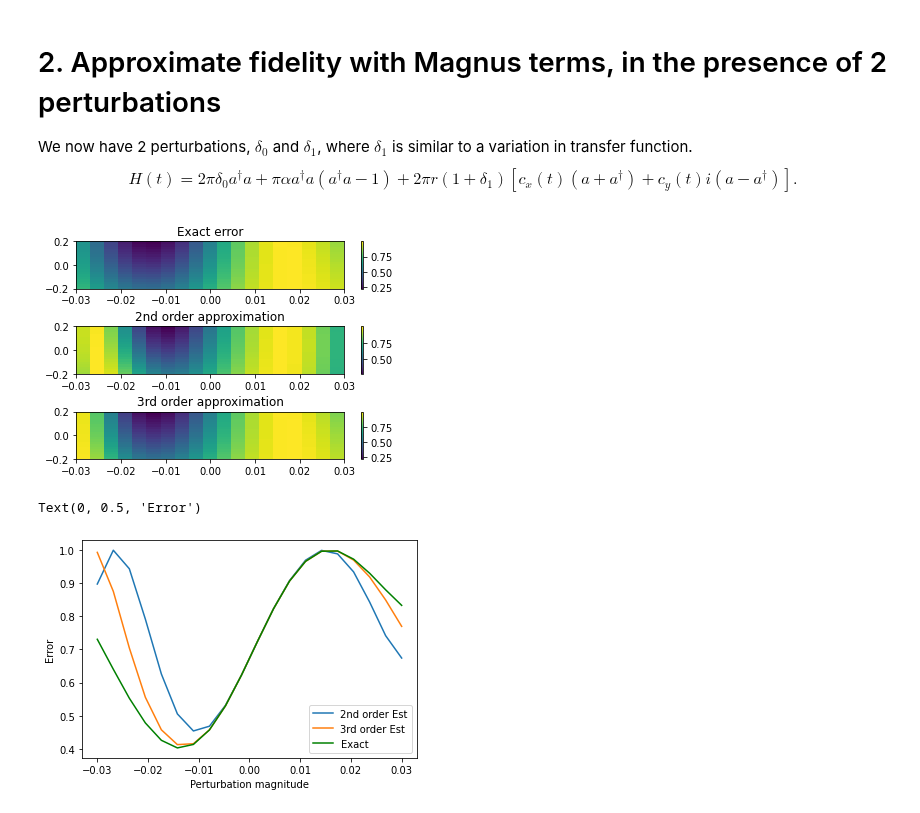
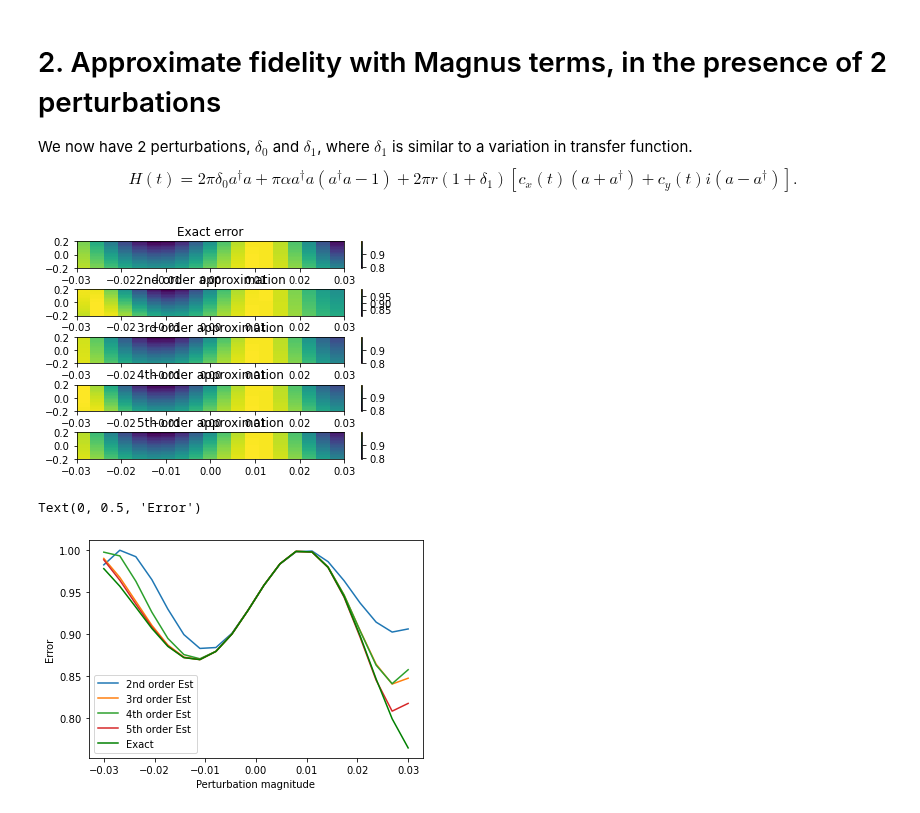
Before and after one commit to DanPuzzuoli/multivariable_dyson_magnus, a Jupyter notebook: magnus_qoc.ipynb, the cells around one changed output. Drawn from its saved outputs; the diff is of its cells as text; code cells hidden in the pictures.

```diff
--- a/magnus_qoc.ipynb
+++ b/magnus_qoc.ipynb
@@ -143,6 +150,6 @@ results = solve_lmde_perturbation(A_list=[A0], # list of A matrices
                              generator = hamiltonian,
                              y0=np.eye(2), # initial state for base DE U'(t) = G(t)U(t)
                              method='jax_odeint',
-                             rtol=1e-13, # standard solver arguments
-                             atol=1e-13)
+                             rtol=tol, # standard solver arguments
+                             atol=tol)
 """
@@ -347,7 +356,7 @@ def A1(t):
 #use the "generator" as input
 results = solve_lmde_perturbation(A_list=[A0, A1], # list of A matrices
                              perturbation_method='symmetric_magnus',
-                             perturbation_order=3,
+                             perturbation_order=5,
                              t_span=[0, T], # integrate over one period of drive oscillation
                              generator=G, # generator
                              y0=np.eye(2), # initial state for base DE U'(t) = G(t)U(t)
@@ -366,3 +375,14 @@ M000 = results.perturbation_results[[0, 0, 0]][-1]
 M001 = results.perturbation_results[[0, 0, 1]][-1]
 M011 = results.perturbation_results[[0, 1, 1]][-1]
 M111 = results.perturbation_results[[1, 1, 1]][-1]
+M0000 = results.perturbation_results[[0, 0, 0, 0]][-1]
+M0001 = results.perturbation_results[[0, 0, 0, 1]][-1]
+M0011 = results.perturbation_results[[0, 0, 1, 1]][-1]
+M0111 = results.perturbation_results[[0, 1, 1, 1]][-1]
+M1111 = results.perturbation_results[[1, 1, 1, 1]][-1]
+M00000 = results.perturbation_results[[0, 0, 0, 0, 0]][-1]
+M00001 = results.perturbation_results[[0, 0, 0, 0, 1]][-1]
+M00011 = results.perturbation_results[[0, 0, 0, 1, 1]][-1]
+M00111 = results.perturbation_results[[0, 0, 1, 1, 1]][-1]
+M01111 = results.perturbation_results[[0, 1, 1, 1, 1]][-1]
+M11111 = results.perturbation_results[[1, 1, 1, 1, 1]][-1]
@@ -388,41 +453,51 @@ def exact_err(args):
     c1,c2 = args
     pc1_ = DiscreteSignal(dt=dt_filter, samples=(1+c2)*signal1,carrier_freq=0.)
     pc2_ = DiscreteSignal(dt=dt_filter, samples=(1+c2)*signal2,carrier_freq=0.)
-    signals2 = [Constant(1.), pc1_, pc2_, Constant(c1)]
+    signals2 = [1., pc1_, pc2_, Array(c1)]
     ham_copy = hamiltonian1.copy()
     ham_copy.signals = signals2
-    time_results = solve_lmde(ham_copy, t_span=[0,T], y0=np.eye(2), atol=1e-13, rtol=1e-13,method='jax_odeint')
+    time_results = solve_lmde(ham_copy, t_span=[0,T], y0=np.eye(2), atol=tol, rtol=tol,method='jax_odeint')
     return 1.-fid_func(time_results.y[-1]).data
 
 err_exact = vmap(exact_err)((jnp.tile(z_vals,len(v_vals)),jnp.repeat(v_vals,len(z_vals))))
 # %%
 #plot the estimates and the exact errors together
-fig, (ax0, ax1, ax2) = plt.subplots(nrows=3)
+fig, (ax0, ax1, ax2, ax3, ax4) = plt.subplots(nrows=5)
 im0 = ax0.pcolormesh(z_vals, v_vals, err_exact.reshape(len(z_vals),len(v_vals)))
 im1 = ax1.pcolormesh(z_vals, v_vals, jnp.array(err_estimate2).reshape(len(z_vals),len(v_vals)))
 im2 = ax2.pcolormesh(z_vals, v_vals, jnp.array(err_estimate3).reshape(len(z_vals),len(v_vals)))
+im3 = ax3.pcolormesh(z_vals, v_vals, jnp.array(err_estimate4).reshape(len(z_vals),len(v_vals)))
+im4 = ax4.pcolormesh(z_vals, v_vals, jnp.array(err_estimate5).reshape(len(z_vals),len(v_vals)))
 ax0.title.set_text('Exact error')
 ax1.title.set_text('2nd order approximation')
 ax2.title.set_text('3rd order approximation')
+ax3.title.set_text('4th order approximation')
+ax4.title.set_text('5th order approximation')
 fig.colorbar(im0, ax=ax0)
 fig.colorbar(im1, ax=ax1)
 fig.colorbar(im2, ax=ax2)
+fig.colorbar(im3, ax=ax3)
+fig.colorbar(im4, ax=ax4)
 plt.subplots_adjust(left=None, bottom=None, right=None, top=None, wspace=None, hspace=0.8)
 plt.show()
 # %% [output]
-[figure, old version]
+[figure, new version]
 # %%
 #Plot the diagonal of the 2D plot above
 dia_err_exact = [err_exact.reshape(len(z_vals),len(v_vals))[i,i] for i in range(len(z_vals))]
 dia_err2 = [jnp.array(err_estimate2).reshape(len(z_vals),len(v_vals))[i,i] for i in range(len(z_vals))]
 dia_err3 = [jnp.array(err_estimate3).reshape(len(z_vals),len(v_vals))[i,i] for i in range(len(z_vals))]
+dia_err4 = [jnp.array(err_estimate4).reshape(len(z_vals),len(v_vals))[i,i] for i in range(len(z_vals))]
+dia_err5 = [jnp.array(err_estimate5).reshape(len(z_vals),len(v_vals))[i,i] for i in range(len(z_vals))]
 
 plt.plot(z_vals, dia_err2,label='2nd order Est')
 plt.plot(z_vals, dia_err3,label='3rd order Est')
+plt.plot(z_vals, dia_err4,label='4th order Est')
+plt.plot(z_vals, dia_err5,label='5th order Est')
 plt.plot(z_vals, dia_err_exact,color='g',label='Exact')
 plt.legend()
 plt.xlabel('Perturbation magnitude')
 plt.ylabel('Error')
 # %% [output]
 Text(0, 0.5, 'Error')
-[figure, old version]
+[figure, new version]
```
Also changed, not shown: parts of 14 cells of this notebook.
